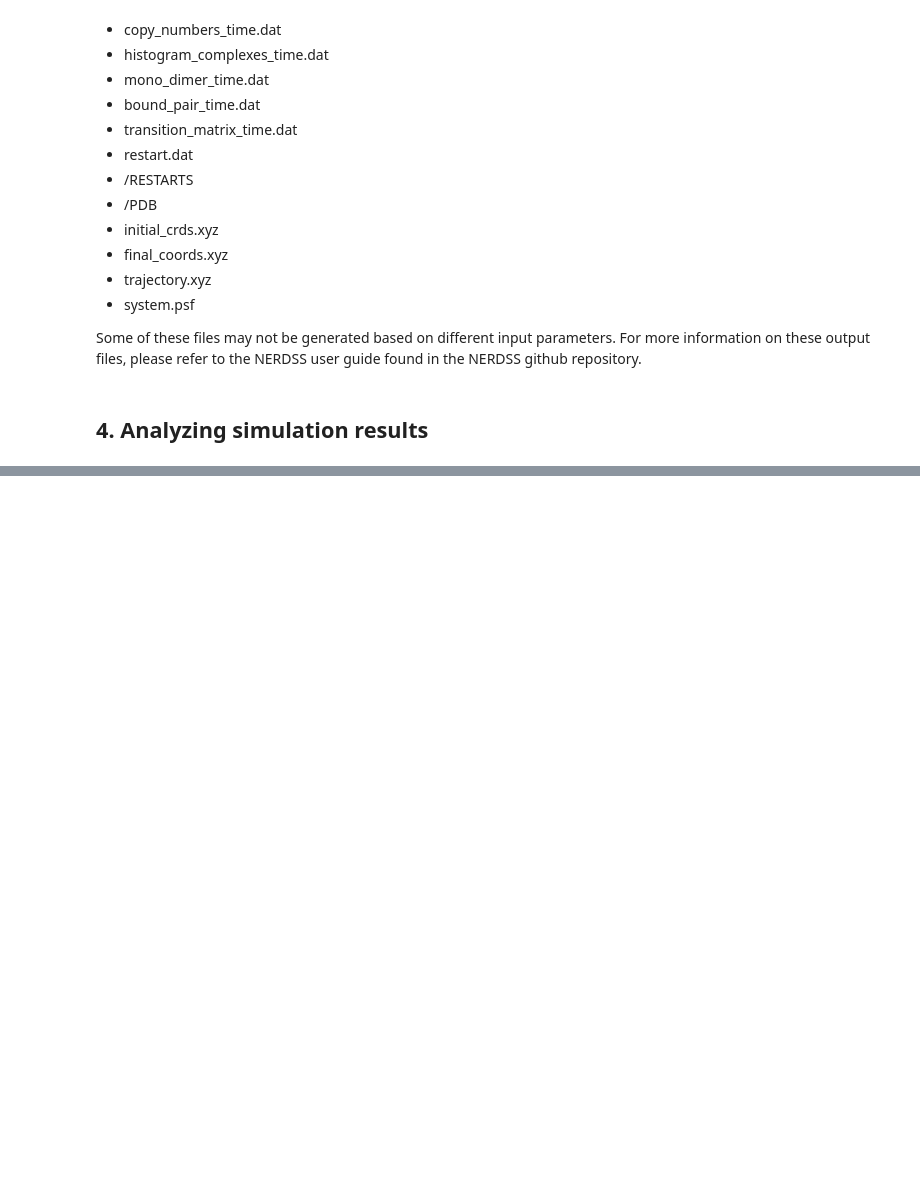
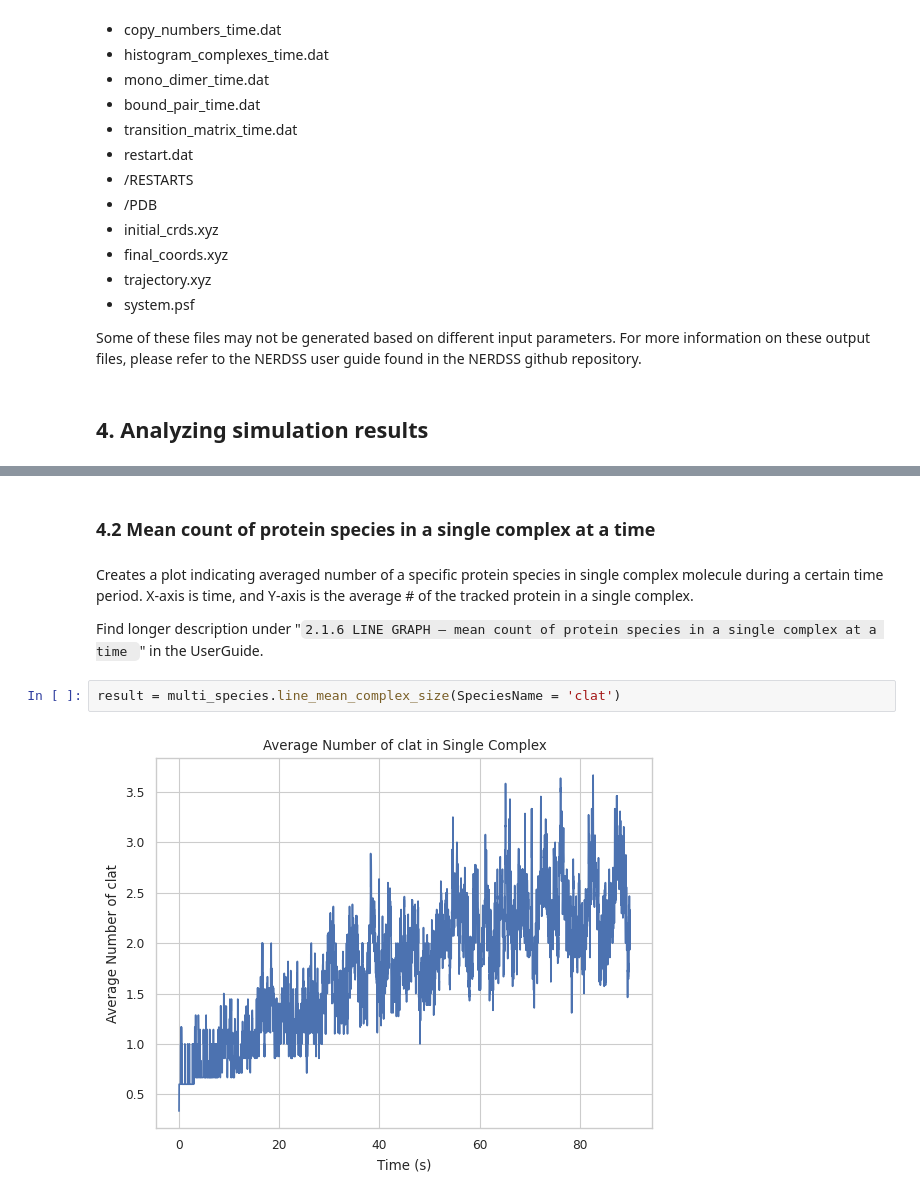
Before and after one commit to jonathanfischer97/ionerdss, a Jupyter notebook: Tutorial/SampleSimulationsTutorial/ClathrinTutorial/ClathrinTutorial.ipynb, the cells around one changed output, grey strips where cells are left out. Saved outputs shown, nothing was run; the diff lists cells and outputs as text; blank space fills up the shorter version.

```diff
--- a/Tutorial/SampleSimulationsTutorial/ClathrinTutorial/ClathrinTutorial.ipynb
+++ b/Tutorial/SampleSimulationsTutorial/ClathrinTutorial/ClathrinTutorial.ipynb
@@ -405,0 +423,10 @@ Some of these files may not be generated based on different input parameters. Fo
+# %% [markdown]
+### 4.2 Mean count of protein species in a single complex at a time
+# %% [markdown]
+Creates a plot indicating averaged number of a specific protein species in single complex molecule during a certain time period. X-axis is time, and Y-axis is the average # of the tracked protein in a single complex.
+
+Find longer description under "``2.1.6 LINE GRAPH – mean count of protein species in a single complex at a time ``" in the UserGuide.
+# %%
+result = multi_species.line_mean_complex_size(SpeciesName = 'clat')
+# %% [output]
+[figure, added]
```
Also changed, not shown: parts of 6 cells of this notebook, 35 other files.
